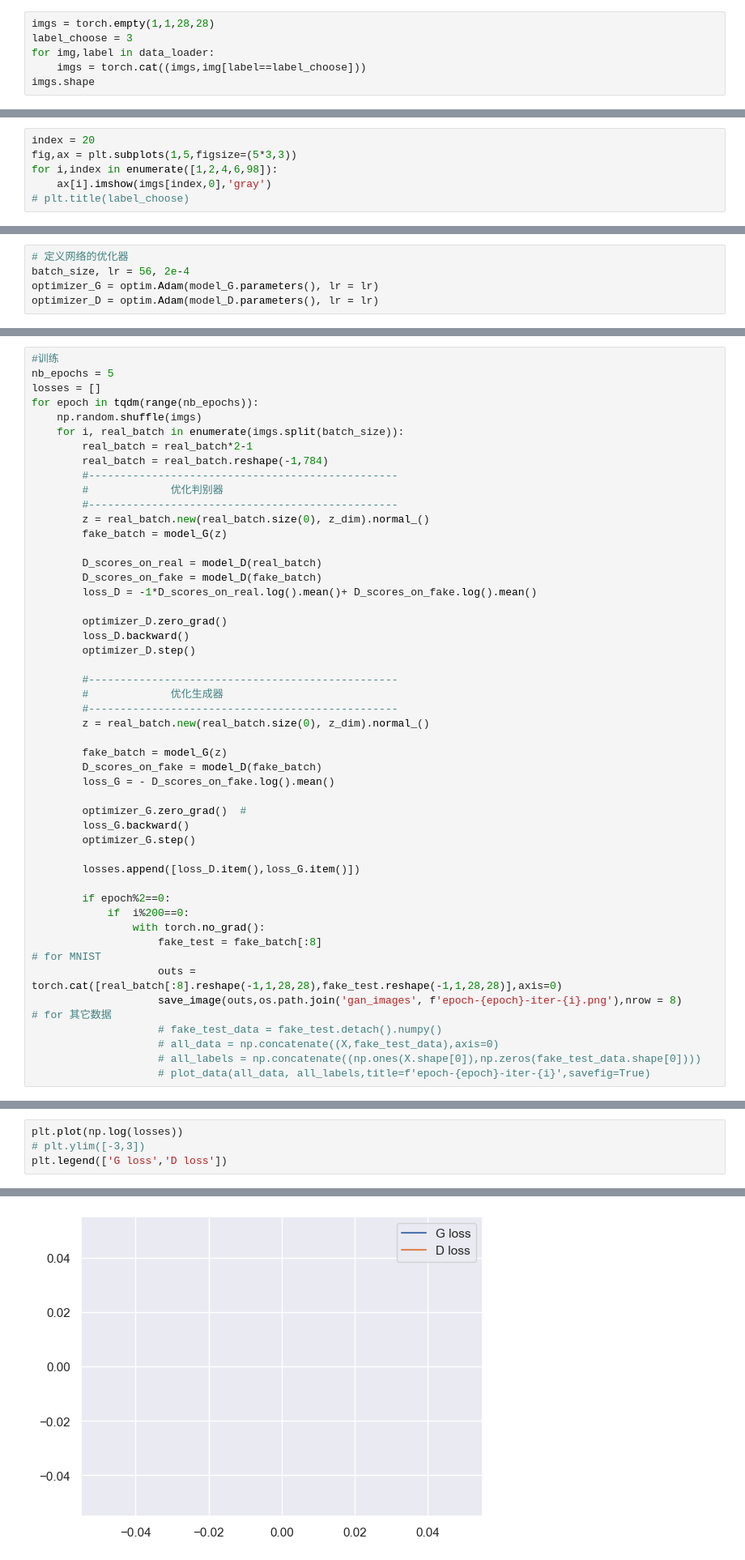
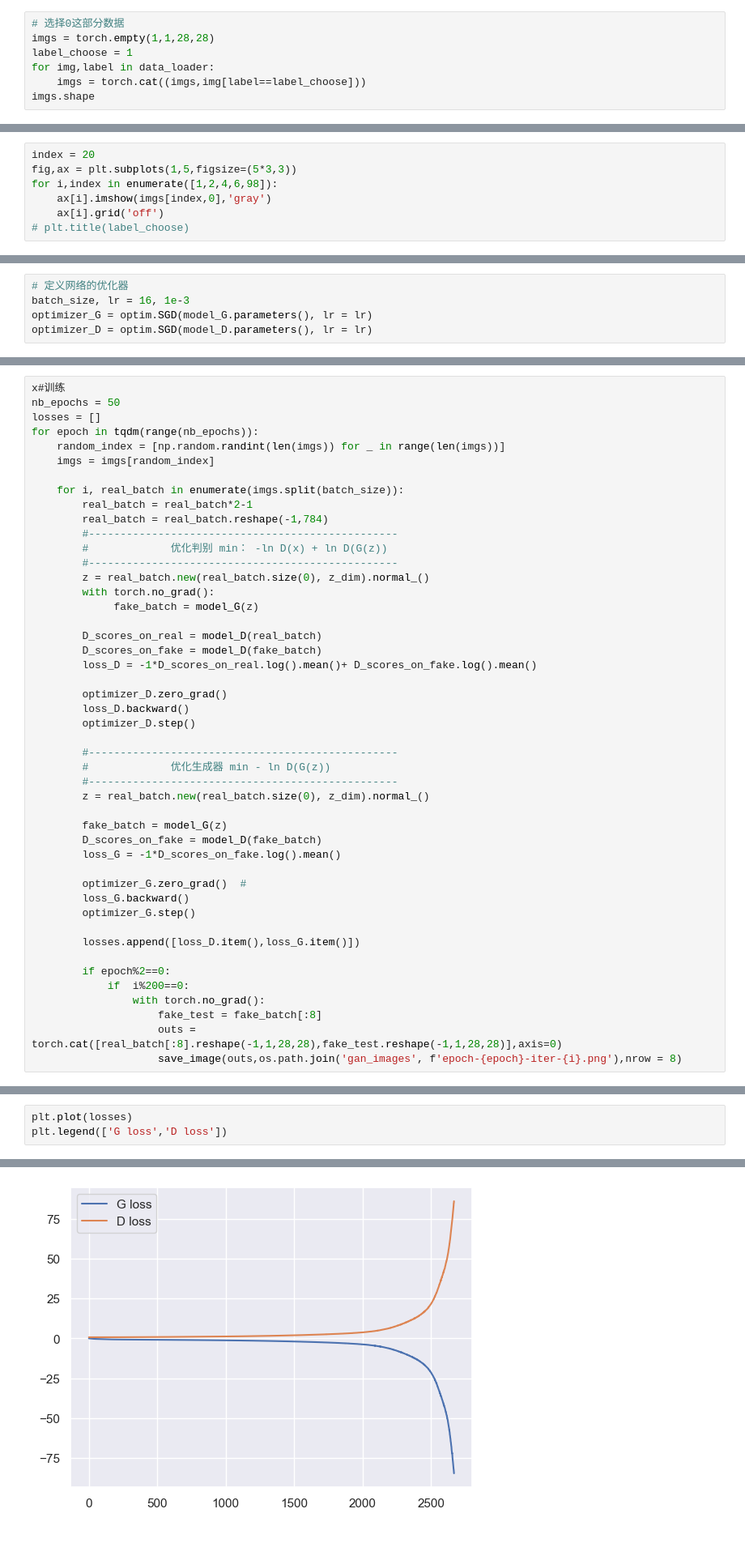
Before and after one commit to zhouqp631/nonparametric_statistics, a Jupyter notebook: GAN.ipynb, the cells around one changed output, grey strips where cells are left out. Shown at 81% size. Cells and saved outputs as stored; diff of their text form.

```diff
--- a/GAN.ipynb
+++ b/GAN.ipynb
@@ -36,8 +37,9 @@ batch_size = 256
 dataset = datasets.MNIST(root = './data/MNIST', train = True, download = True, transform = transforms.ToTensor())
 data_loader = torch.utils.data.DataLoader(dataset=dataset,batch_size=batch_size, shuffle=True,drop_last=True)
 # %%
+# 选择0这部分数据
 imgs = torch.empty(1,1,28,28)
-label_choose = 3
+label_choose = 1
 for img,label in data_loader:
     imgs = torch.cat((imgs,img[label==label_choose]))
 imgs.shape
@@ -48,5 +50,6 @@ index = 20
 fig,ax = plt.subplots(1,5,figsize=(5*3,3))
 for i,index in enumerate([1,2,4,6,98]):
     ax[i].imshow(imgs[index,0],'gray')
+    ax[i].grid('off')
 # plt.title(label_choose)
 # %% [output]
@@ -105,5 +121,5 @@ Estimated Total Size (MB): 5.61
 # %%
 # 定义网络的优化器
-batch_size, lr = 56, 2e-4
-optimizer_G = optim.Adam(model_G.parameters(), lr = lr)
-optimizer_D = optim.Adam(model_D.parameters(), lr = lr)
+batch_size, lr = 16, 1e-3
+optimizer_G = optim.SGD(model_G.parameters(), lr = lr)
+optimizer_D = optim.SGD(model_D.parameters(), lr = lr)
@@ -110,17 +141,20 @@ optimizer_D = optim.Adam(model_D.parameters(), lr = lr)
 # %%
-#训练
-nb_epochs = 5
+x#训练
+nb_epochs = 50
 losses = []
 for epoch in tqdm(range(nb_epochs)):
-    np.random.shuffle(imgs)
+    random_index = [np.random.randint(len(imgs)) for _ in range(len(imgs))]
+    imgs = imgs[random_index]
+
     for i, real_batch in enumerate(imgs.split(batch_size)):
         real_batch = real_batch*2-1
         real_batch = real_batch.reshape(-1,784)
         #-------------------------------------------------
-        #             优化判别器
+        #             优化判别 min： -ln D(x) + ln D(G(z))
         #-------------------------------------------------
         z = real_batch.new(real_batch.size(0), z_dim).normal_()
-        fake_batch = model_G(z)
+        with torch.no_grad():
+             fake_batch = model_G(z)
 
         D_scores_on_real = model_D(real_batch)
         D_scores_on_fake = model_D(fake_batch)
@@ -131,13 +165,13 @@ for epoch in tqdm(range(nb_epochs)):
         optimizer_D.step()
 
         #-------------------------------------------------
-        #             优化生成器
+        #             优化生成器 min - ln D(G(z))
         #-------------------------------------------------
         z = real_batch.new(real_batch.size(0), z_dim).normal_()
 
         fake_batch = model_G(z)
         D_scores_on_fake = model_D(fake_batch)
-        loss_G = - D_scores_on_fake.log().mean()
+        loss_G = -1*D_scores_on_fake.log().mean()
 
         optimizer_G.zero_grad()  #
         loss_G.backward()
@@ -149,11 +183,5 @@ for epoch in tqdm(range(nb_epochs)):
             if  i%200==0:
                 with torch.no_grad():
                     fake_test = fake_batch[:8]
-# for MNIST
                     outs = torch.cat([real_batch[:8].reshape(-1,1,28,28),fake_test.reshape(-1,1,28,28)],axis=0)
                     save_image(outs,os.path.join('gan_images', f'epoch-{epoch}-iter-{i}.png'),nrow = 8)
-# for 其它数据
-                    # fake_test_data = fake_test.detach().numpy()
-                    # all_data = np.concatenate((X,fake_test_data),axis=0)
-                    # all_labels = np.concatenate((np.ones(X.shape[0]),np.zeros(fake_test_data.shape[0])))
-                    # plot_data(all_data, all_labels,title=f'epoch-{epoch}-iter-{i}',savefig=True)
@@ -162,10 +188,9 @@ for epoch in tqdm(range(nb_epochs)):
 # %%
-plt.plot(np.log(losses))
-# plt.ylim([-3,3])
+plt.plot(losses)
 plt.legend(['G loss','D loss'])
 # %% [output]
 <matplotlib.legend.Legend at 0x...>
-[figure, old version]
+[figure, new version]
 # %%
 with torch.no_grad():
     z = real_batch.new(3, z_dim).normal_()
```
Also changed, not shown: parts of 10 cells of this notebook, 1 other file.
